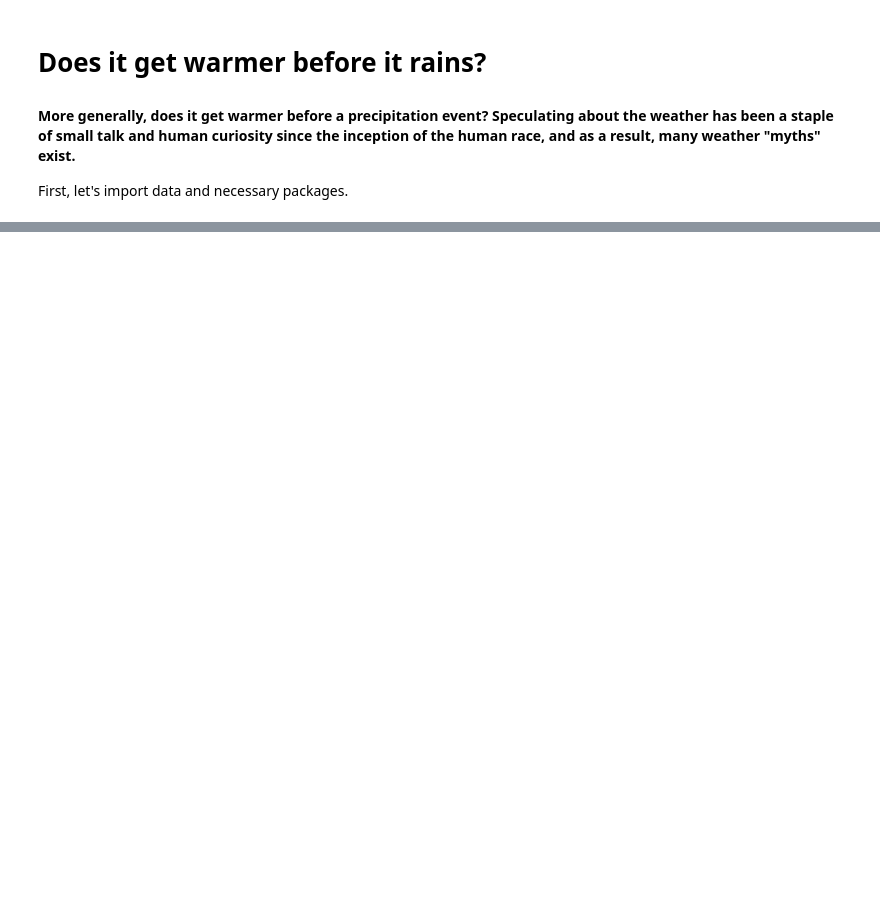
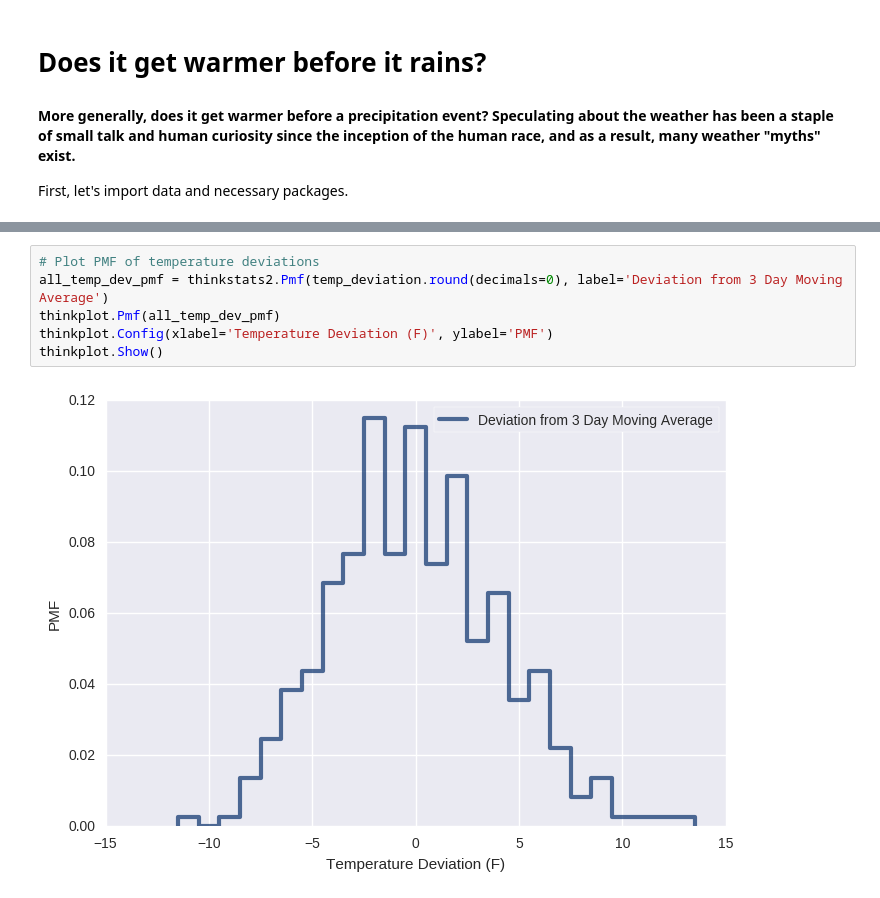
Before and after one commit to williamalu/data_science_weather, a Jupyter notebook: report2.ipynb, the cells around one changed output, grey strips where cells are left out. Saved outputs shown, nothing was run; the diff lists cells and outputs as text; blank space fills up the shorter version.

```diff
--- a/report2.ipynb
+++ b/report2.ipynb
@@ -40,0 +102,8 @@ seatac_2015 = seatac_2015[['STATION', 'DATE', 'DAILYAverageDryBulbTemp', 'DAILYP
+# %%
+# Plot PMF of temperature deviations
+all_temp_dev_pmf = thinkstats2.Pmf(temp_deviation.round(decimals=0), label='Deviation from 3 Day Moving Average')
+thinkplot.Pmf(all_temp_dev_pmf)
+thinkplot.Config(xlabel='Temperature Deviation (F)', ylabel='PMF')
+thinkplot.Show()
+# %% [output]
+[figure, added]
```
Also changed, not shown: parts of 12 cells of this notebook.
